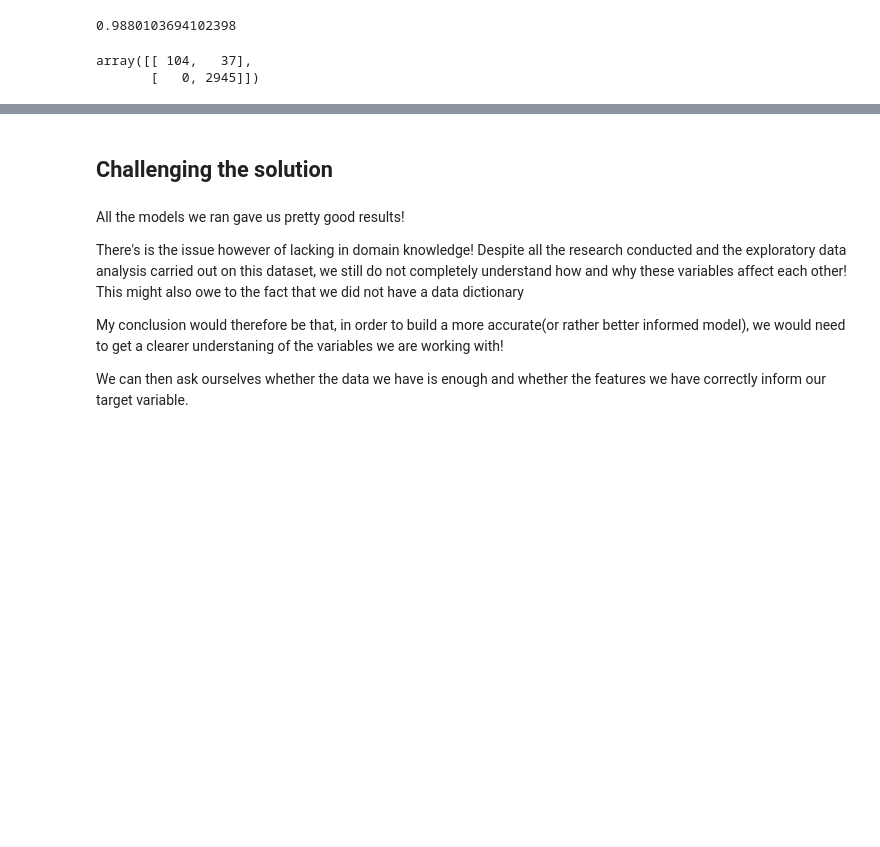
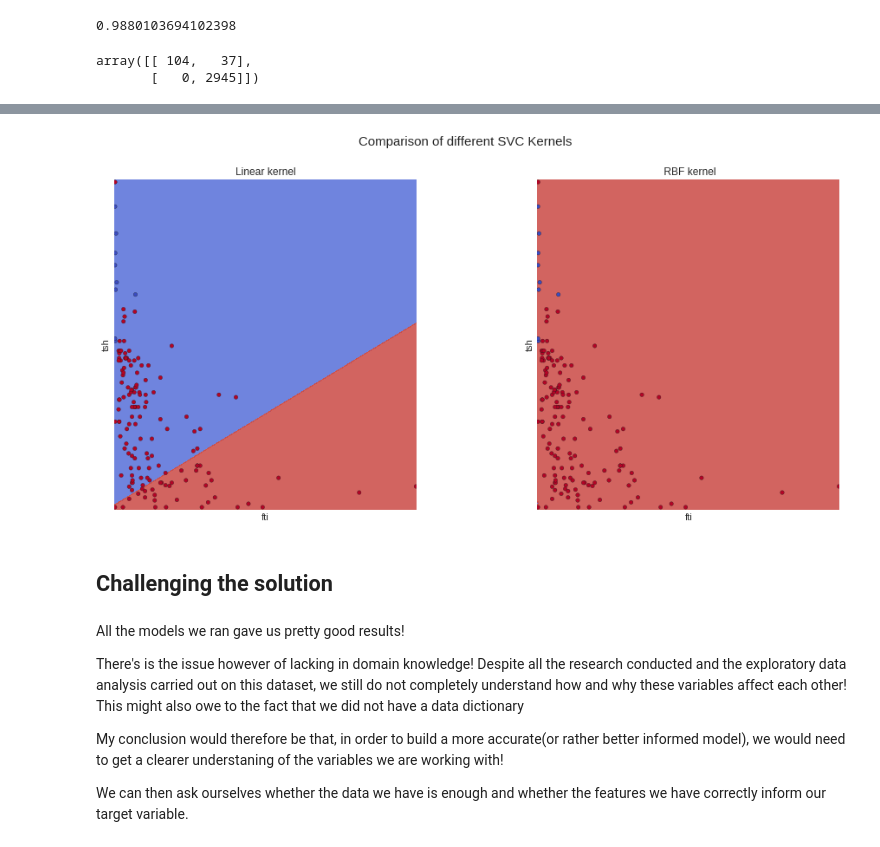
Before and after one commit to LucilleKaleha/Determining-Hypothyroidism-in-a-Patient, a Jupyter notebook: W8_IP_Hypothyroid_Patients.ipynb, the cells around one changed output, grey strips where cells are left out. Drawn from its saved outputs; the diff is of its cells as text; code cells hidden in the pictures; blank space fills up the shorter version.

```diff
--- a/W8_IP_Hypothyroid_Patients.ipynb
+++ b/W8_IP_Hypothyroid_Patients.ipynb
@@ -718,3 +781,42 @@ mean on our initial algorthm performance
+# %%
+# Now lets visualize what we have above
+
+def mgrid(x, y, h=.02):
+  x_min, x_max = x.min() - 1, x.max() + 1
+  y_min, y_max = y.min() - 1, y.max() + 1
+  xx, yy = np.grid(np.arange(x_min, x_max, h), np.arange(y_min, y_max, h))
+  return xx, yy
+def contours(ax, clf, xx, yy, **params):
+  Z = clf.predict(np.c_[xx.ravel(), yy.ravel()])
+  Z = Z.reshape(xx.shape)
+  out = ax.contours(xx, yy, Z, **params)
+  return out
+
+# plotting
+
+fig, axes = plt.subplots(nrows = 1, ncols = 2, figsize = (15, 7))
+plt.subplots_adjust(wspace=0.4, hspace=0.4)
+plt.suptitle('Comparison of different SVC Kernels', fontsize = 15)
+# title for the plots
+titles = ('Linear kernel', ' RBF kernel')
+
+# Randomly selecting 150 datapoints to plot
+
+X0, X1 = X[:, 0], X[:, 1]
+xx, yy = make_meshgrid(X0, X1)
+for clf, title, ax in zip(models, titles, axes.flatten()):
+  plot_contours(ax, clf, xx, yy, cmap=plt.cm.coolwarm, alpha=0.8)
+  ax.scatter(X0, X1, c=y, cmap=plt.cm.coolwarm, s=20, edgecolors='k')
+  ax.set_xlim(xx.min(), xx.max())
+  ax.set_ylim(yy.min(), yy.max())
+  ax.set_xlabel('fti')
+  ax.set_ylabel('tsh')
+  ax.set_xticks(())
+  ax.set_yticks(())
+  ax.set_title(title)
+plt.show()
+# %% [output]
+[figure, added]
 # %% [markdown]
 ## Challenging the solution
 # %% [markdown]
```
Also changed, not shown: parts of 5 cells of this notebook.
